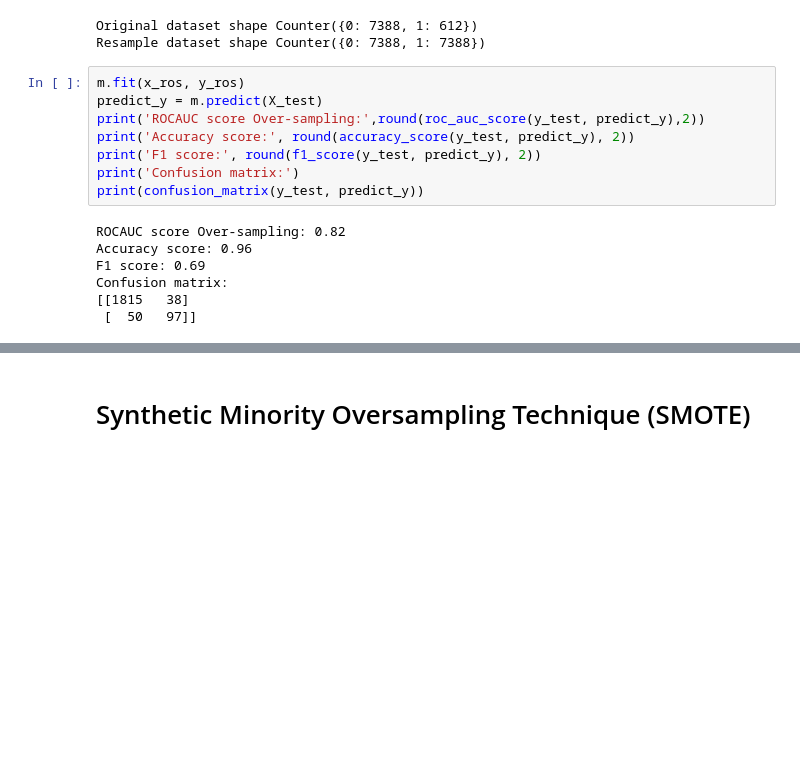
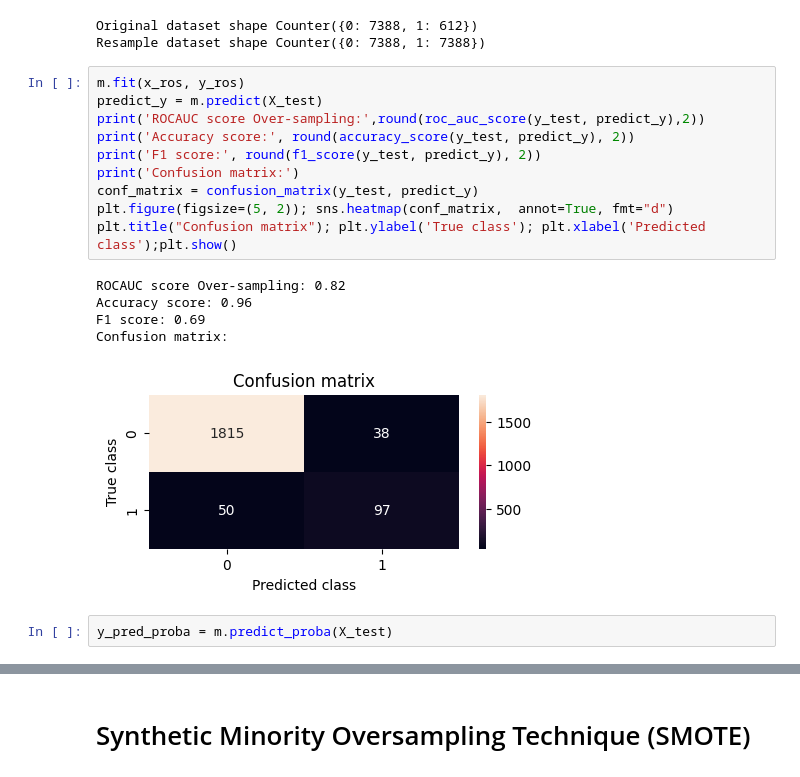
Before and after one commit to azulamakk/Predictivo-Avanzado, a Jupyter notebook: TP/Entrega1.ipynb, the cells around one changed output, grey strips where cells are left out. Cells and saved outputs as stored; diff of their text form; blank space fills up the shorter version.

```diff
--- a/TP/Entrega1.ipynb
+++ b/TP/Entrega1.ipynb
@@ -326,15 +389,18 @@ Resample dataset shape Counter({0: 7388, 1: 7388})
 # %%
 m.fit(x_ros, y_ros)
 predict_y = m.predict(X_test)
 print('ROCAUC score Over-sampling:',round(roc_auc_score(y_test, predict_y),2))
 print('Accuracy score:', round(accuracy_score(y_test, predict_y), 2))
 print('F1 score:', round(f1_score(y_test, predict_y), 2))
 print('Confusion matrix:')
-print(confusion_matrix(y_test, predict_y))
+conf_matrix = confusion_matrix(y_test, predict_y)
+plt.figure(figsize=(5, 2)); sns.heatmap(conf_matrix,  annot=True, fmt="d")
+plt.title("Confusion matrix"); plt.ylabel('True class'); plt.xlabel('Predicted class');plt.show()
 # %% [output]
 ROCAUC score Over-sampling: 0.82
 Accuracy score: 0.96
 F1 score: 0.69
 Confusion matrix:
-[[1815   38]
- [  50   97]]
+[figure, added]
+# %%
+y_pred_proba = m.predict_proba(X_test)
```
Also changed, not shown: parts of 11 cells of this notebook.
